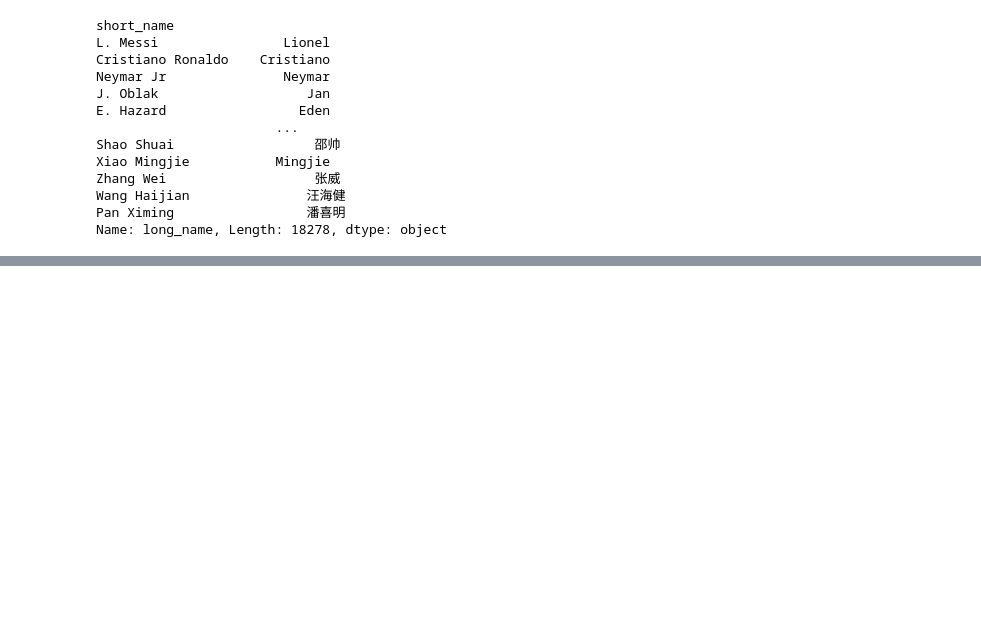
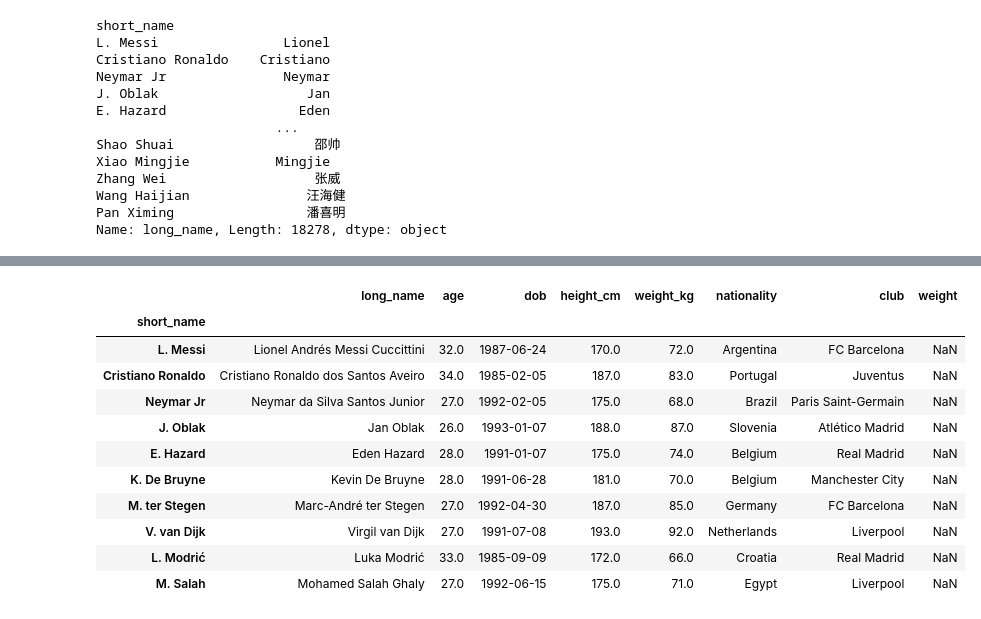
Before and after one commit to Stan-is-the-man/Data_science_bootcamp_2023, a Jupyter notebook: sd_data_extraction.ipynb, the cells around one changed output, grey strips where cells are left out. Saved outputs shown, nothing was run; the diff lists cells and outputs as text; code cells hidden in the pictures; blank space fills up the shorter version.

```diff
--- a/sd_data_extraction.ipynb
+++ b/sd_data_extraction.ipynb
@@ -980,0 +963,15 @@ df_shallow_copy
+# %%
+df_players.loc['L. Messi': 'M. Salah']
+# %% [output]
+|  | long_name | age | dob | height_cm | weight_kg | nationality | club | weight |
+| short_name |  |  |  |  |  |  |  |  |
+| L. Messi | Lionel Andrés Messi Cuccittini | 32.0 | 1987-06-24 | 170.0 | 72.0 | Argentina | FC Barcelona | NaN |
+| Cristiano Ronaldo | Cristiano Ronaldo dos Santos Aveiro | 34.0 | 1985-02-05 | 187.0 | 83.0 | Portugal | Juventus | NaN |
+| Neymar Jr | Neymar da Silva Santos Junior | 27.0 | 1992-02-05 | 175.0 | 68.0 | Brazil | Paris Saint-Germain | NaN |
+| J. Oblak | Jan Oblak | 26.0 | 1993-01-07 | 188.0 | 87.0 | Slovenia | Atlético Madrid | NaN |
+| E. Hazard | Eden Hazard | 28.0 | 1991-01-07 | 175.0 | 74.0 | Belgium | Real Madrid | NaN |
+| K. De Bruyne | Kevin De Bruyne | 28.0 | 1991-06-28 | 181.0 | 70.0 | Belgium | Manchester City | NaN |
+| M. ter Stegen | Marc-André ter Stegen | 27.0 | 1992-04-30 | 187.0 | 85.0 | Germany | FC Barcelona | NaN |
+| V. van Dijk | Virgil van Dijk | 27.0 | 1991-07-08 | 193.0 | 92.0 | Netherlands | Liverpool | NaN |
+| L. Modrić | Luka Modrić | 33.0 | 1985-09-09 | 172.0 | 66.0 | Croatia | Real Madrid | NaN |
+| M. Salah | Mohamed Salah Ghaly | 27.0 | 1992-06-15 | 175.0 | 71.0 | Egypt | Liverpool | NaN |
```
Also changed, not shown: parts of 12 cells of this notebook, 2 other files.
